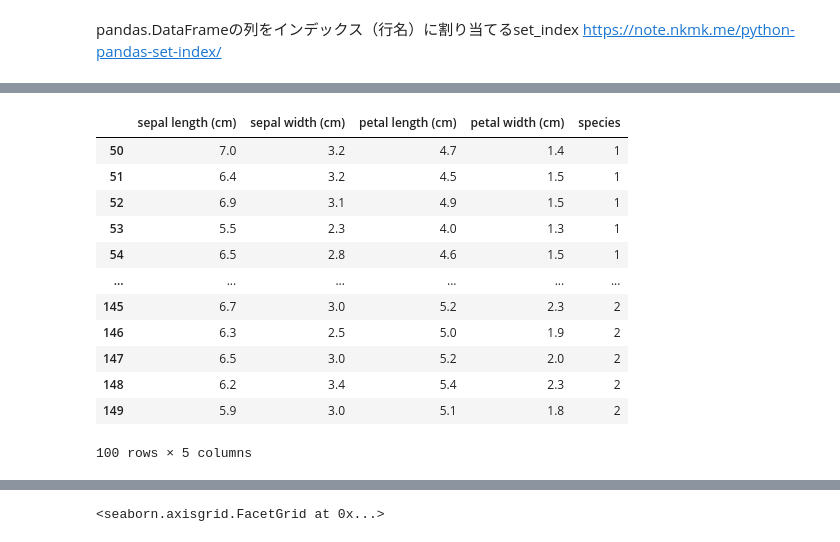
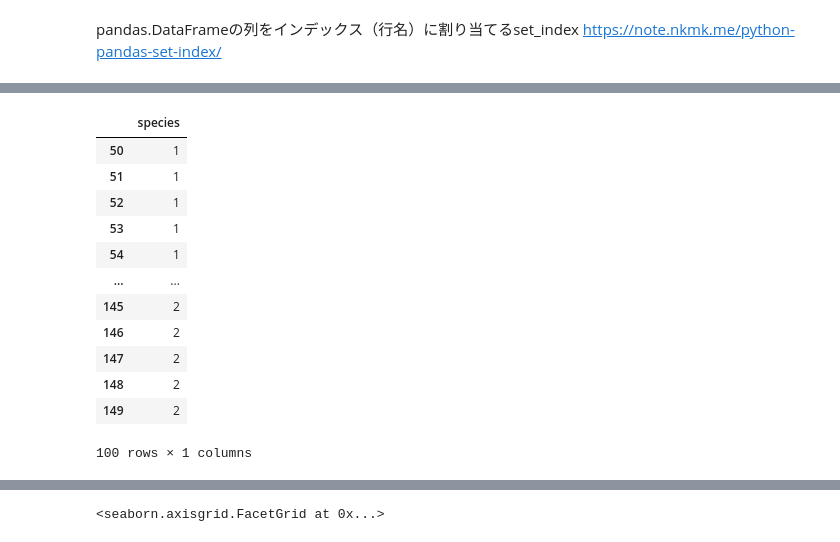
Before and after one commit to harakenken22/diveintocode-ml, a Jupyter notebook: week4_pre_rec_work1.ipynb, the cells around one changed output, grey strips where cells are left out. Saved outputs shown, nothing was run; the diff lists cells and outputs as text; code cells hidden in the pictures.

```diff
--- a/week4_pre_rec_work1.ipynb
+++ b/week4_pre_rec_work1.ipynb
@@ -114,17 +97,17 @@ X_length
 # %%
-Y_spices = df.query('species == [1, 2]')
-Y_spices
+Y_target = Y_target.query('species == [1, 2]')
+Y_target
 # %% [output]
-|  | sepal length (cm) | sepal width (cm) | petal length (cm) | petal width (cm) | species |
-| 50 | 7.0 | 3.2 | 4.7 | 1.4 | 1 |
-| 51 | 6.4 | 3.2 | 4.5 | 1.5 | 1 |
-| 52 | 6.9 | 3.1 | 4.9 | 1.5 | 1 |
-| 53 | 5.5 | 2.3 | 4.0 | 1.3 | 1 |
-| 54 | 6.5 | 2.8 | 4.6 | 1.5 | 1 |
-| ... | ... | ... | ... | ... | ... |
-| 145 | 6.7 | 3.0 | 5.2 | 2.3 | 2 |
-| 146 | 6.3 | 2.5 | 5.0 | 1.9 | 2 |
-| 147 | 6.5 | 3.0 | 5.2 | 2.0 | 2 |
-| 148 | 6.2 | 3.4 | 5.4 | 2.3 | 2 |
-| 149 | 5.9 | 3.0 | 5.1 | 1.8 | 2 |
+|  | species |
+| 50 | 1 |
+| 51 | 1 |
+| 52 | 1 |
+| 53 | 1 |
+| 54 | 1 |
+| ... | ... |
+| 145 | 2 |
+| 146 | 2 |
+| 147 | 2 |
+| 148 | 2 |
+| 149 | 2 |
-100 rows × 5 columns
+100 rows × 1 columns
```
Also changed, not shown: parts of 37 cells of this notebook, 1 other file.
